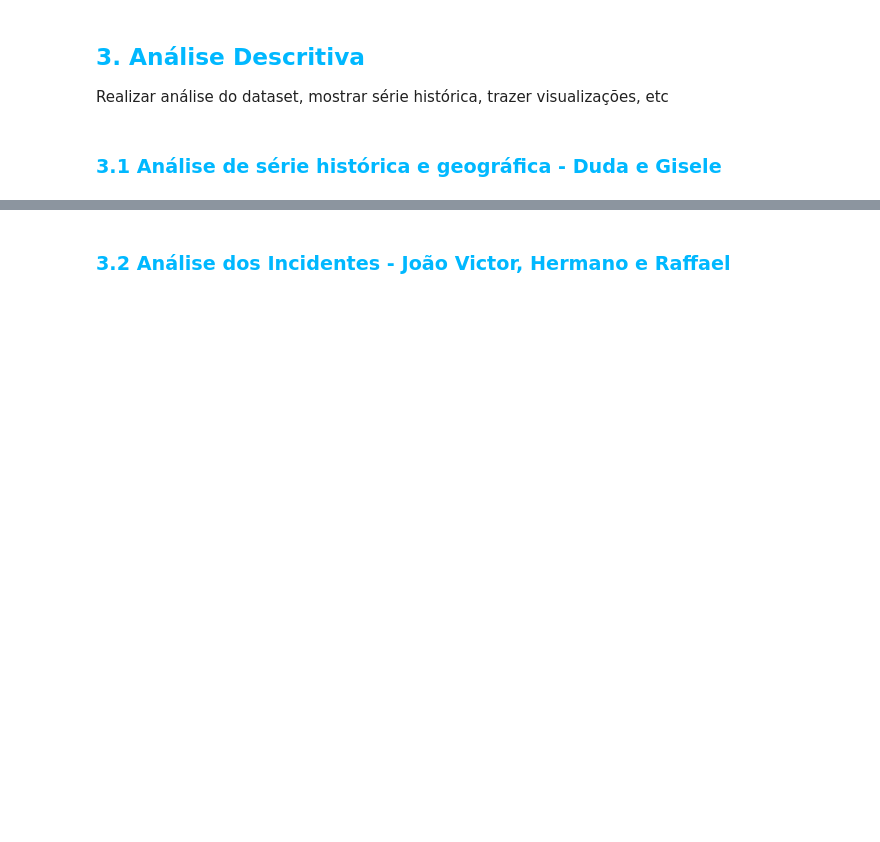
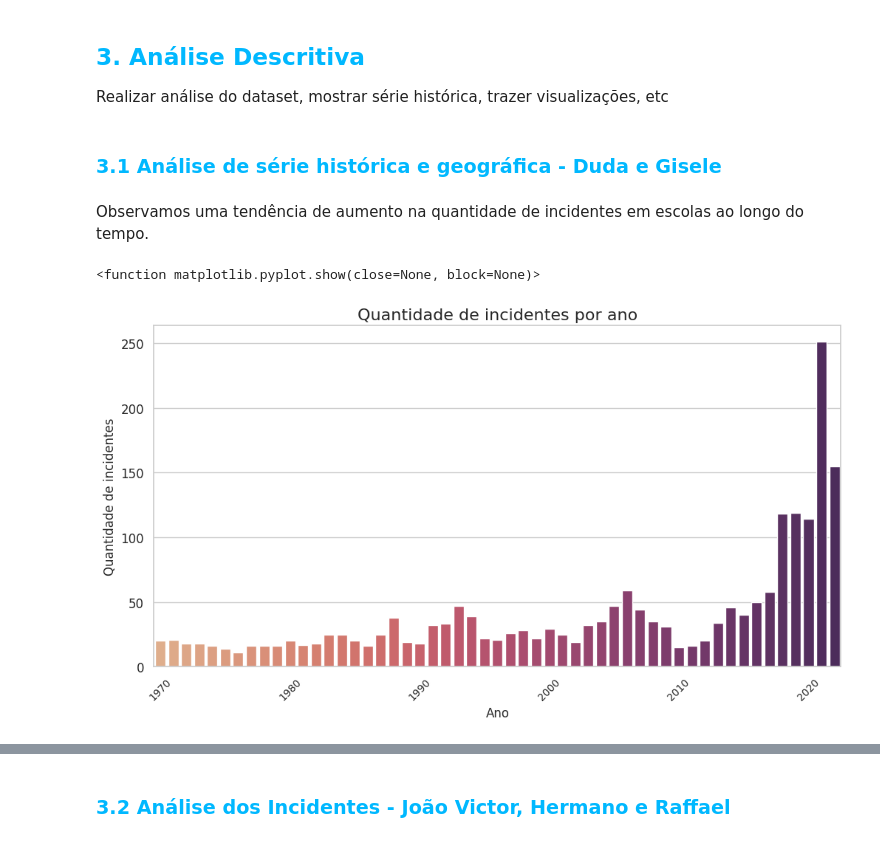
Before and after one commit to mariabandeira/gunviolence, a Jupyter notebook: Violência_Escolar.ipynb, the cells around one changed output, grey strips where cells are left out. Drawn from its saved outputs; the diff is of its cells as text; code cells hidden in the pictures; blank space fills up the shorter version.

```diff
--- a/Violência_Escolar.ipynb
+++ b/Violência_Escolar.ipynb
@@ -464,2 +128,0 @@ array(['Unknown', 'On probation for juvenile offense',
-# %%
-df_shoot['criminalhistory'].fillna("Unknown",inplace=True)
@@ -735,3 +475,19 @@ dtype: int64
 Realizar análise do dataset, mostrar série histórica, trazer visualizações, etc
 # %% [markdown]
 ### <font color ="#00b8ff">3.1 Análise de série histórica e geográfica - Duda e Gisele</font>
+# %% [markdown]
+Observamos uma tendência de aumento na quantidade de incidentes em escolas ao longo do tempo.
+# %%
+plt.figure(figsize=(12,6)) #importante plotar tamanho antes do gráfico no seaborn
+sns.set_theme(style="whitegrid")
+sns.countplot(x=df_incid["Year"], palette="flare").xaxis.set_major_locator(ticker.AutoLocator())
+plt.xticks(rotation=45, fontsize=10) #rotaciona valores do eixo x
+plt.yticks(fontsize=12) #altera tamanho de fonte de valores do eixo y
+plt.title('Quantidade de incidentes por ano', fontsize=16) #define título para gráfico
+plt.xlabel('Ano', fontsize=12) #define título para eixo x
+plt.ylabel('Quantidade de incidentes', fontsize=12) #define título para eixo y
+# plt.tight_layout() #otimiza o tamanho do layout do gráfico
+plt.show
+# %% [output]
+<function matplotlib.pyplot.show(close=None, block=None)>
+[figure, added]
```
Also changed, not shown: parts of 124 cells of this notebook.
